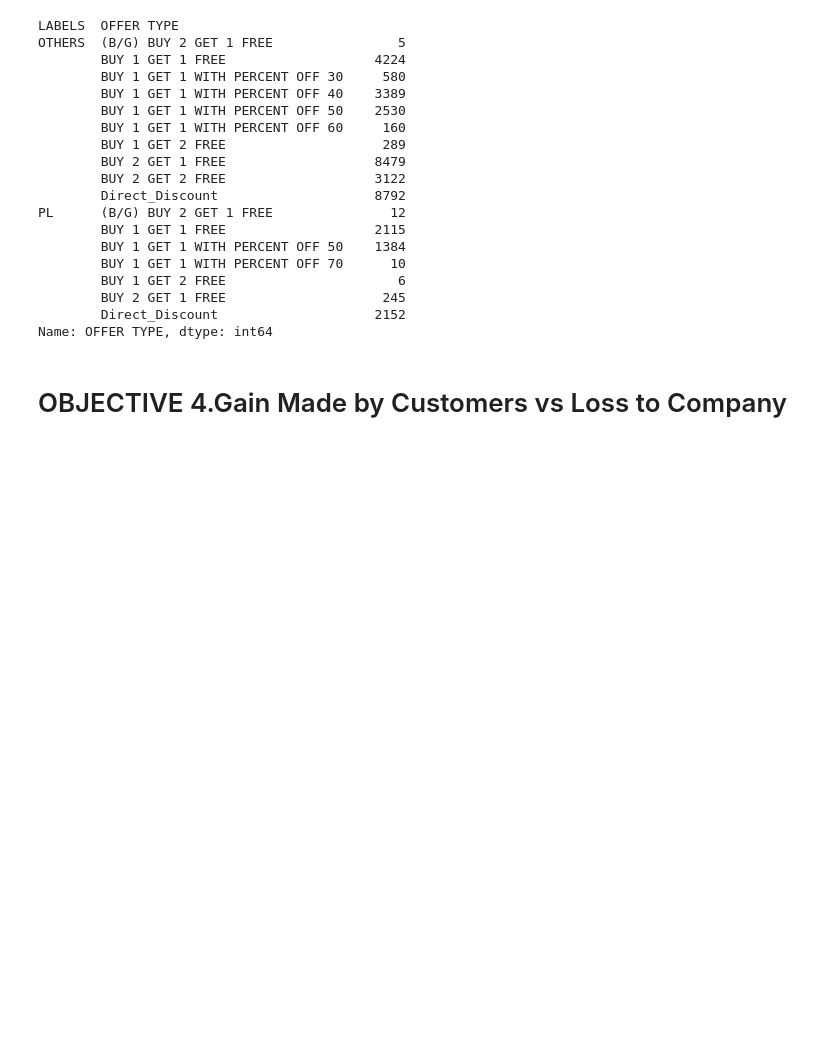
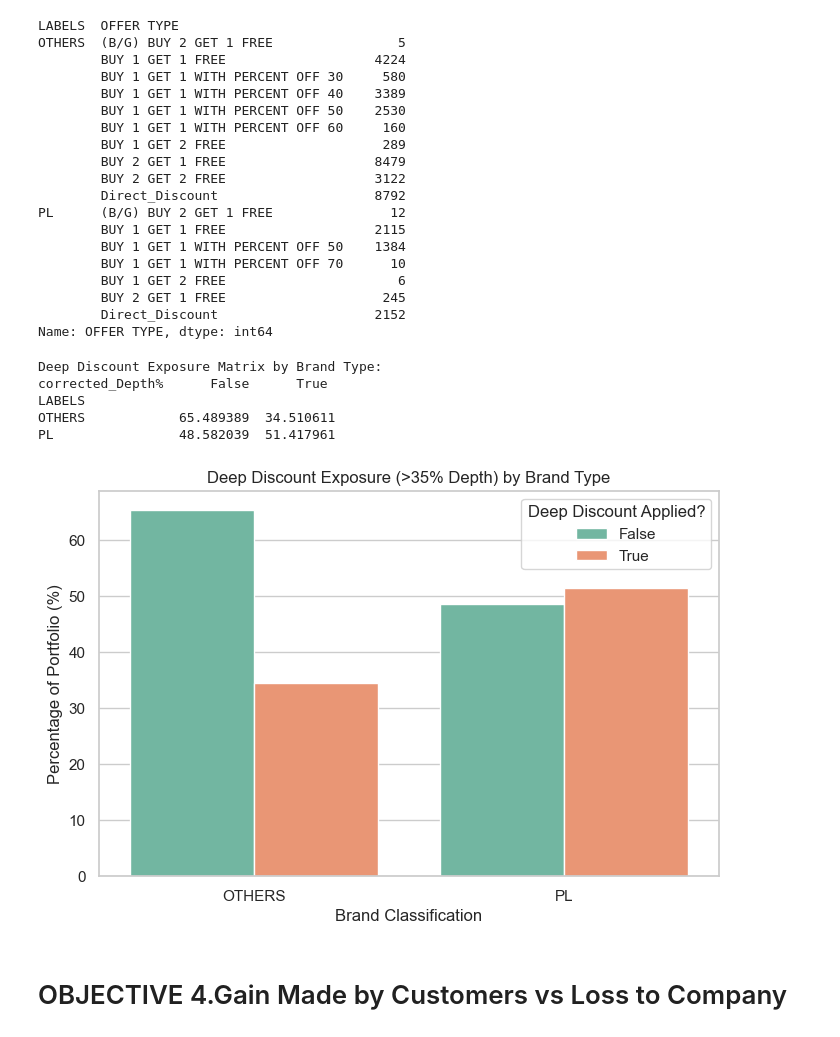
Before and after one commit to EYONG-ENEKE/Promotional-Campaigns-in-Retail-Pharmacy, a Jupyter notebook: pr7.ipynb, the cells around one changed output. Saved outputs shown, nothing was run; the diff lists cells and outputs as text; code cells hidden in the pictures; blank space fills up the shorter version.

```diff
--- a/pr7.ipynb
+++ b/pr7.ipynb
@@ -823,6 +805,57 @@ PL      (B/G) BUY 2 GET 1 FREE               12
         BUY 2 GET 1 FREE                    245
         Direct_Discount                    2152
 Name: OFFER TYPE, dtype: int64
+# %%
+# Compare Deep Discount exposure (>35%) between Private Label and National Brands
+pl_vs_others = pd.crosstab(df['LABELS'], df['corrected_Depth%'] > 0.35, normalize='index') * 100
+print("Deep Discount Exposure Matrix by Brand Type:")
+print(pl_vs_others)
+# %% [output]
+Deep Discount Exposure Matrix by Brand Type:
+corrected_Depth%      False      True
+LABELS
+OTHERS            65.489389  34.510611
+PL                48.582039  51.417961
+# %%
+# Code to inject into your notebook for a polished visual
+exposure_df = pl_vs_others.reset_index()
+exposure_df_melted = pd.melt(exposure_df, id_vars=['LABELS'], value_vars=[False, True],
+                             var_name='Deep_Discount', value_name='Percentage')
+
+plt.figure(figsize=(8, 5))
+sns.barplot(data=exposure_df_melted, x='LABELS', y='Percentage', hue='Deep_Discount', palette='Set2')
+plt.title("Deep Discount Exposure (>35% Depth) by Brand Type")
+plt.ylabel("Percentage of Portfolio (%)")
+plt.xlabel("Brand Classification")
+plt.legend(title="Deep Discount Applied?")
+plt.show()
+
+
+
+
+# Key Metrics Explained
+# The X-Axis (Brand Classification): Groups the pharmacy's products into National Brands (OTHERS) and Private Label (PL).
+
+# The Y-Axis (Percentage of Portfolio): Shows what share of that brand type's total product assortment falls into each discount category.
+
+# The Legend (Deep Discount Applied?):
+
+# Orange (True): Products deeply discounted by more than 35%.
+
+# Green (False): Products with normal, shallow, or no discounts (35% or less).
+
+# 2. Core Insight & Business Takeaway
+# The chart exposes a significant structural risk in the company's promotional strategy:
+
+# Private Label (PL) Behavior (Right): Over half (51.4%) of Private Label items are deeply discounted.
+# In retail pharmacy, this is generally a healthy strategy because private labels carry massive profit margins.
+#  The business can afford to slash these prices to drive foot traffic.
+
+# National Brands / OTHERS Behavior (Left): Over a third (34.5%) of external national brands are receiving deep discounts.
+#  This is the danger zone. External brands have thin profit margins due to manufacturer costs.
+# Discounting them by more than 35% means the pharmacy is highly likely selling them at a loss, resulting in severe margin leakage.
+# %% [output]
+[figure, added]
 # %% [markdown]
 # OBJECTIVE 4.Gain Made by Customers vs Loss to Company
 # %%
```
Also changed, not shown: parts of 5 cells of this notebook, 1 other file.
